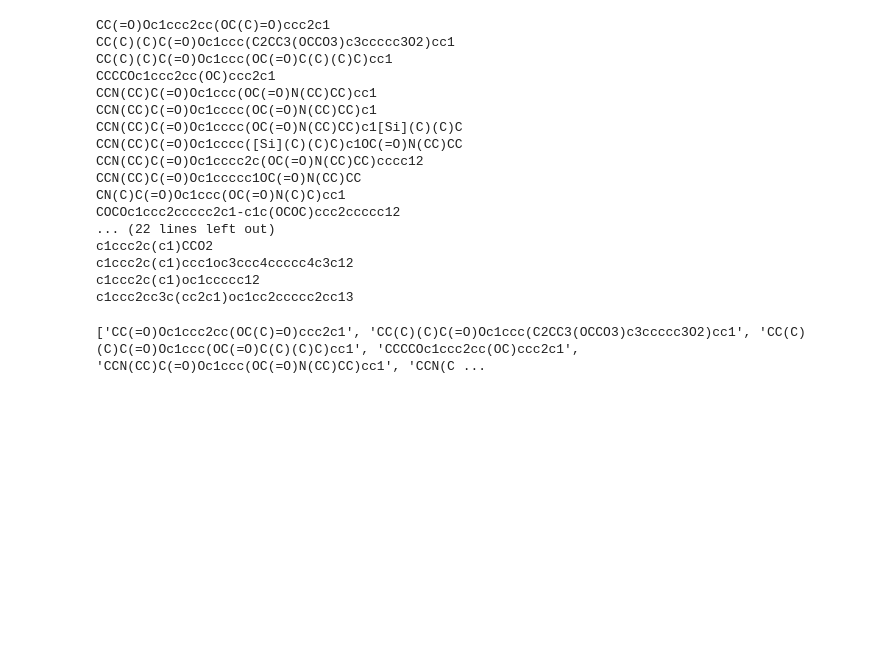
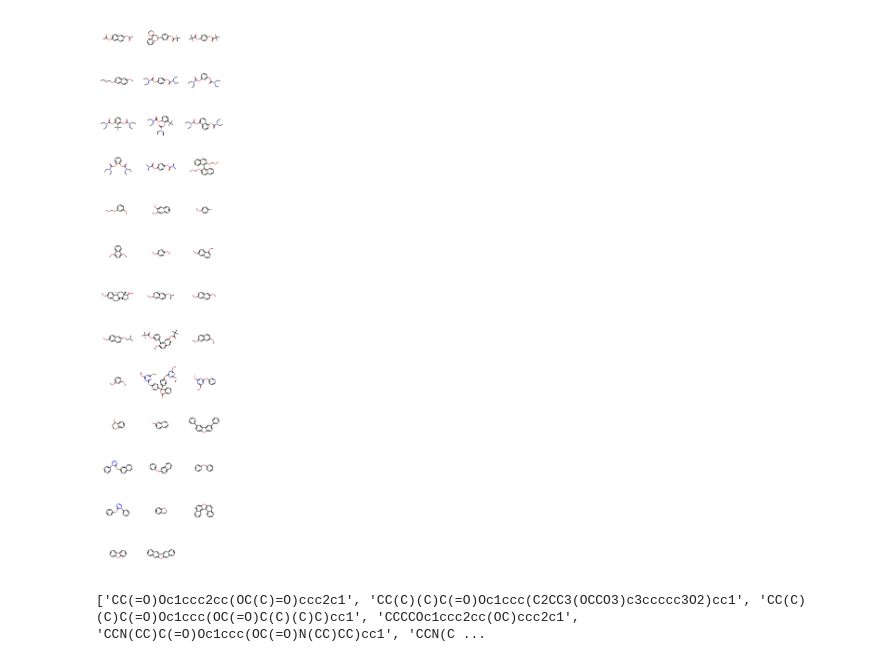
Before and after one commit to truejulosdu13/NiCOlit, a Jupyter notebook: notebooks/DFT_missing.ipynb, the cells around one changed output. Saved outputs shown, nothing was run; the diff lists cells and outputs as text; code cells hidden in the pictures; blank space fills up the shorter version.

```diff
--- a/notebooks/DFT_missing.ipynb
+++ b/notebooks/DFT_missing.ipynb
@@ -24,29 +24,14 @@ canon_lig = np.unique([Chem.CanonSmiles(smi) for smi in smi_ligs])
 # %%
 missing_oc = []
 mols_oc = []
 for smi in canon_oc:
     if smi not in list(dft_oc["rdkit_can"]):
-        print(smi)
         missing_oc.append(smi)
         mols_oc.append(Chem.MolFromSmiles(smi))
+
+Chem.Draw.MolsToGridImage(mols_oc)
 # %% [output]
-CC(=O)Oc1ccc2cc(OC(C)=O)ccc2c1
-CC(C)(C)C(=O)Oc1ccc(C2CC3(OCCO3)c3ccccc3O2)cc1
-CC(C)(C)C(=O)Oc1ccc(OC(=O)C(C)(C)C)cc1
-CCCCOc1ccc2cc(OC)ccc2c1
-CCN(CC)C(=O)Oc1ccc(OC(=O)N(CC)CC)cc1
-CCN(CC)C(=O)Oc1cccc(OC(=O)N(CC)CC)c1
-CCN(CC)C(=O)Oc1cccc(OC(=O)N(CC)CC)c1[Si](C)(C)C
-CCN(CC)C(=O)Oc1cccc([Si](C)(C)C)c1OC(=O)N(CC)CC
-CCN(CC)C(=O)Oc1cccc2c(OC(=O)N(CC)CC)cccc12
-CCN(CC)C(=O)Oc1ccccc1OC(=O)N(CC)CC
-CN(C)C(=O)Oc1ccc(OC(=O)N(C)C)cc1
-COCOc1ccc2ccccc2c1-c1c(OCOC)ccc2ccccc12
-... (22 lines left out)
-c1ccc2c(c1)CCO2
-c1ccc2c(c1)ccc1oc3ccc4ccccc4c3c12
-c1ccc2c(c1)oc1ccccc12
-c1ccc2cc3c(cc2c1)oc1cc2ccccc2cc13
+[figure, added]
 # %%
 print(missing_oc)
 # %% [output]
```
Also changed, not shown: parts of 4 cells of this notebook, 10 other files.
